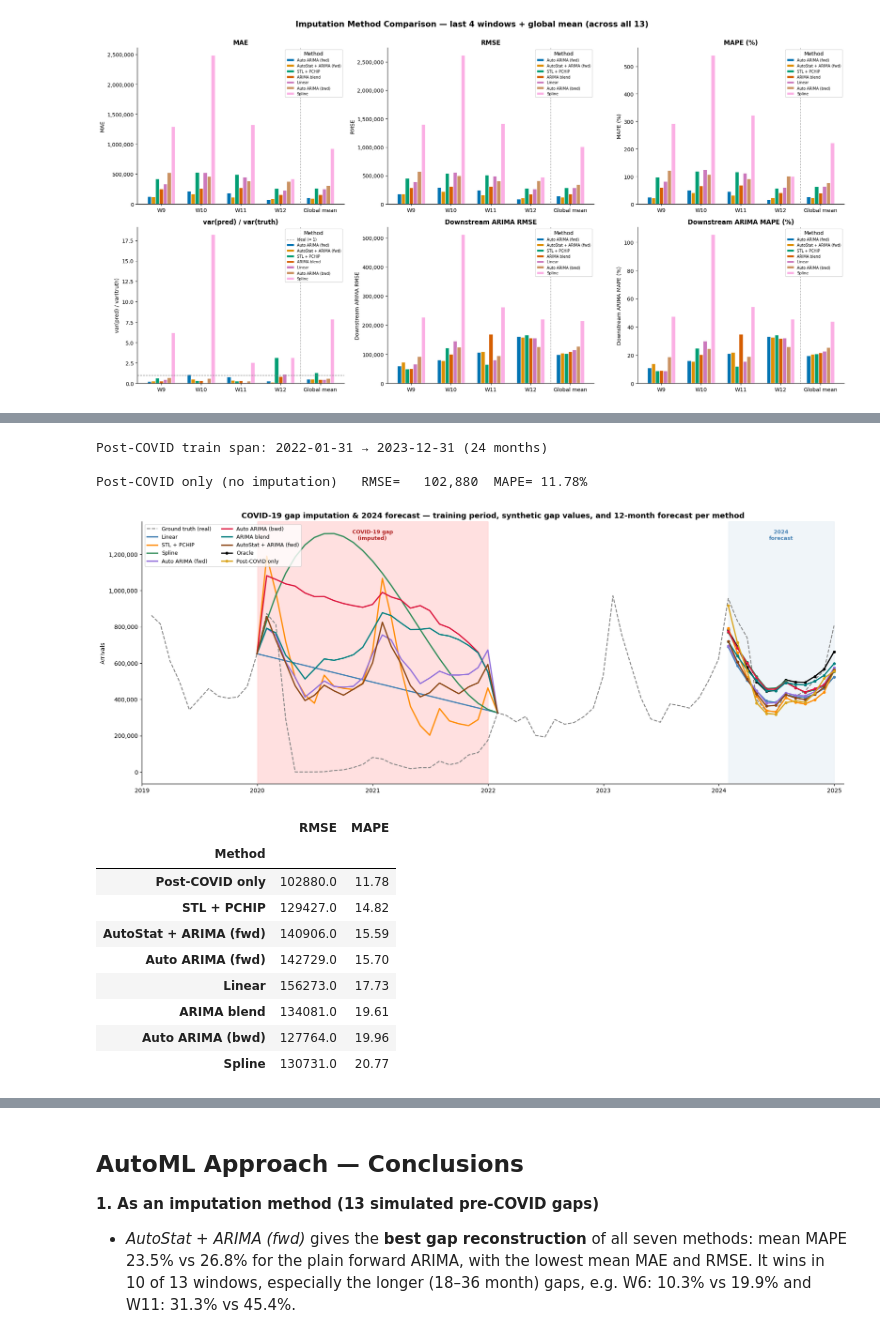
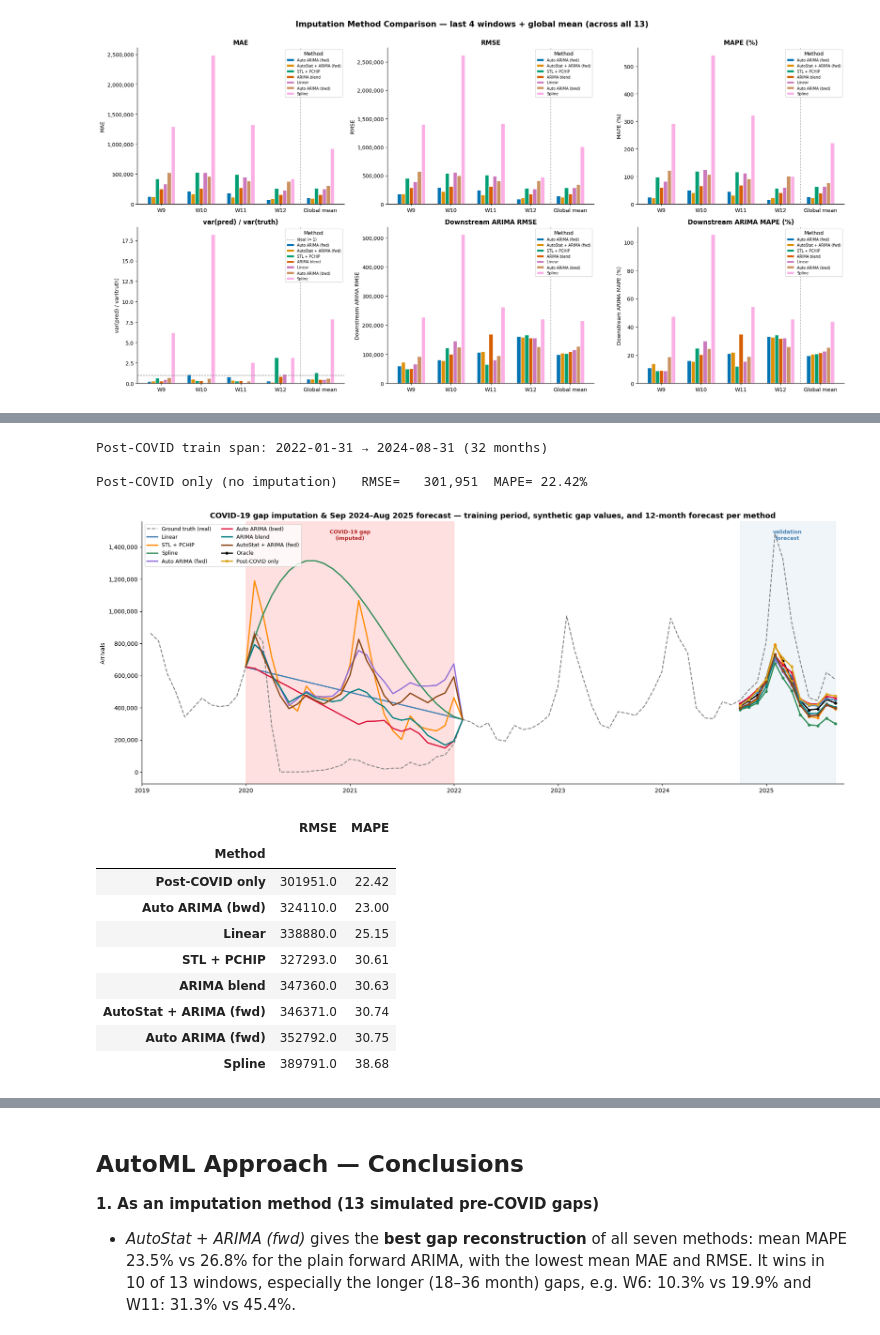
Before and after one commit to Gbrlmoraes/brazil_tourism_forecasting_benchmark, a Jupyter notebook: notebooks/4_working_with_pandemic_data.ipynb, the cells around one changed output, grey strips where cells are left out. Drawn from its saved outputs; the diff is of its cells as text; code cells hidden in the pictures.

Commit message:
feat(data): update notebooks to ingest new available data

```diff
--- a/notebooks/4_working_with_pandemic_data.ipynb
+++ b/notebooks/4_working_with_pandemic_data.ipynb
@@ -1036,9 +1037,15 @@ An **oracle baseline** (auto-ARIMA fitted on the same train window but with the
 # %%
+N_FORECAST = 12
 FORECAST_TRAIN_START = pd.Timestamp('2010-01-01')
-FORECAST_TRAIN_END = pd.Timestamp('2023-12-31')
-FORECAST_TEST_START = pd.Timestamp('2024-01-31')
-FORECAST_TEST_END = pd.Timestamp('2024-12-31')
-N_FORECAST = 12
+# validation year = the last N_FORECAST months of the training data (rolls forward)
+FORECAST_TEST_END = monthly_df.index[-1]
+FORECAST_TEST_START = monthly_df.index[-N_FORECAST]
+FORECAST_TRAIN_END = monthly_df.index[-N_FORECAST - 1]
+VALIDATION_LABEL = f'{FORECAST_TEST_START:%b %Y}–{FORECAST_TEST_END:%b %Y}'
+print(
+    f'Forecast training: {FORECAST_TRAIN_START:%b %Y} → {FORECAST_TRAIN_END:%b %Y} | '
+    f'validation: {VALIDATION_LABEL}'
+)
 
 series = monthly_df['arrival_count'].copy()
 covid_mask = (series.index >= COVID_START) & (series.index <= COVID_END)
@@ -1086,24 +1093,24 @@ imputed_variants = {
     'AutoStat + ARIMA (fwd)': s_ast_covid,
 }
 
-# Real 2024 ground truth
+# Real ground truth of the validation year
 y_test = series.loc[FORECAST_TEST_START:FORECAST_TEST_END]
 assert len(y_test) == N_FORECAST, (
     f'Expected {N_FORECAST} test months, got {len(y_test)}'
 )
 
-# Oracle: real COVID values + auto-ARIMA train through 2023-12-31
+# Oracle: real COVID values + auto-ARIMA trained up to FORECAST_TRAIN_END
 oracle_train = series.loc[FORECAST_TRAIN_START:FORECAST_TRAIN_END]
 oracle_forecast = _fit_predict_auto_arima(oracle_train.values, N_FORECAST)
-oracle_rmse_2024 = rmse(y_test.values, oracle_forecast)
-oracle_mape_2024 = mape(y_test.values, oracle_forecast)
+oracle_rmse_val = rmse(y_test.values, oracle_forecast)
+oracle_mape_val = mape(y_test.values, oracle_forecast)
 print(
-    f'\nOracle (real COVID values)  RMSE={oracle_rmse_2024:>10,.0f}  '
-    f'MAPE={oracle_mape_2024:>6.2f}%'
+    f'\nOracle (real COVID values)  RMSE={oracle_rmse_val:>10,.0f}  '
+    f'MAPE={oracle_mape_val:>6.2f}%'
 )
 
 forecast_records = []
-forecasts_2024 = {'Oracle': pd.Series(oracle_forecast, index=y_test.index)}
+forecasts_val = {'Oracle': pd.Series(oracle_forecast, index=y_test.index)}
 
 print(f'\n  {"Method":<20}  {"RMSE":>10}  {"MAPE":>8}')
 for method_name, s_imputed in imputed_variants.items():
@@ -1114,7 +1121,7 @@ for method_name, s_imputed in imputed_variants.items():
     r = rmse(y_test.values, forecast)
     m = mape(y_test.values, forecast)
     forecast_records.append({'Method': method_name, 'RMSE': r, 'MAPE': m})
-    forecasts_2024[method_name] = pd.Series(forecast, index=y_test.index)
+    forecasts_val[method_name] = pd.Series(forecast, index=y_test.index)
     print(f'  {method_name:<20}  {r:>10,.0f}  {m:>7.2f}%')
 
 forecast_results_df = (
@@ -1164,13 +1172,13 @@ print(
     f'MAPE={post_covid_mape:>6.2f}%'
 )
 
-forecasts_2024['Post-COVID only'] = pd.Series(post_covid_forecast, index=y_test.index)
+forecasts_val['Post-COVID only'] = pd.Series(post_covid_forecast, index=y_test.index)
 forecast_results_df.loc['Post-COVID only'] = [
     round(post_covid_rmse),
     round(post_covid_mape, 2),
 ]
 
-# ---- Single chart: training period (from 2019) + COVID-19 gap imputations + 2024 forecast ----
+# ---- Single chart: training (from 2019) + COVID-19 gap imputations + validation ----
 PLOT_START = pd.Timestamp('2019-01-01')
 
 forecast_styles_ext = {
@@ -1207,7 +1215,7 @@ ax.text(
 ax.text(
     FORECAST_TEST_START + (FORECAST_TEST_END - FORECAST_TEST_START) / 2,
     0.97,
-    '2024\nforecast',
+    'validation\nforecast',
     transform=trans,
     ha='center',
     va='top',
@@ -1242,53 +1250,53 @@ for method_name, s_imputed in imputed_variants.items():
         zorder=3,
     )
 
-# 2024 forecast per method
-for name, fc in forecasts_2024.items():
+# validation forecast per method
+for name, fc in forecasts_val.items():
     color, ls = forecast_styles_ext[name]
     label = None if name in imputed_variants else name
     ax.plot(
         fc.index,
         fc.values,
         color=color,
         linewidth=2.2,
         linestyle=ls,
         marker='o',
         markersize=4,
         label=label,
         zorder=3,
     )
 
 ax.set_title(
-    'COVID-19 gap imputation & 2024 forecast — training period, '
+    f'COVID-19 gap imputation & {VALIDATION_LABEL} forecast — training period, '
     'synthetic gap values, and 12-month forecast per method',
     fontsize=13,
     fontweight='bold',
 )
 ax.set_xlabel('')
 ax.set_ylabel('Arrivals')
 ax.set_xlim(PLOT_START, FORECAST_TEST_END + pd.DateOffset(months=1))
 ax.yaxis.set_major_formatter(plt.FuncFormatter(lambda x, _: f'{int(x):,}'))
 ax.legend(loc='upper left', fontsize=9, frameon=True, ncol=2)
 sns.despine(ax=ax)
 plt.tight_layout()
 plt.show()
 
 forecast_results_df.sort_values('MAPE')
 # %% [output]
-Post-COVID train span: 2022-01-31 → 2023-12-31 (24 months)
+Post-COVID train span: 2022-01-31 → 2024-08-31 (32 months)
 
-Post-COVID only (no imputation)   RMSE=   102,880  MAPE= 11.78%
+Post-COVID only (no imputation)   RMSE=   301,951  MAPE= 22.42%
-[figure, old version]
+[figure, new version]
 |  | RMSE | MAPE |
 | Method |  |  |
-| Post-COVID only | 102880.0 | 11.78 |
-| STL + PCHIP | 129427.0 | 14.82 |
-| AutoStat + ARIMA (fwd) | 140906.0 | 15.59 |
-| Auto ARIMA (fwd) | 142729.0 | 15.70 |
-| Linear | 156273.0 | 17.73 |
-| ARIMA blend | 134081.0 | 19.61 |
-| Auto ARIMA (bwd) | 127764.0 | 19.96 |
-| Spline | 130731.0 | 20.77 |
+| Post-COVID only | 301951.0 | 22.42 |
+| Auto ARIMA (bwd) | 324110.0 | 23.00 |
+| Linear | 338880.0 | 25.15 |
+| STL + PCHIP | 327293.0 | 30.61 |
+| ARIMA blend | 347360.0 | 30.63 |
+| AutoStat + ARIMA (fwd) | 346371.0 | 30.74 |
+| Auto ARIMA (fwd) | 352792.0 | 30.75 |
+| Spline | 389791.0 | 38.68 |
 # %% [markdown]
 ### Persist the Imputed Series
 
```
Also changed, not shown: parts of 11 cells of this notebook, 5 other files.
